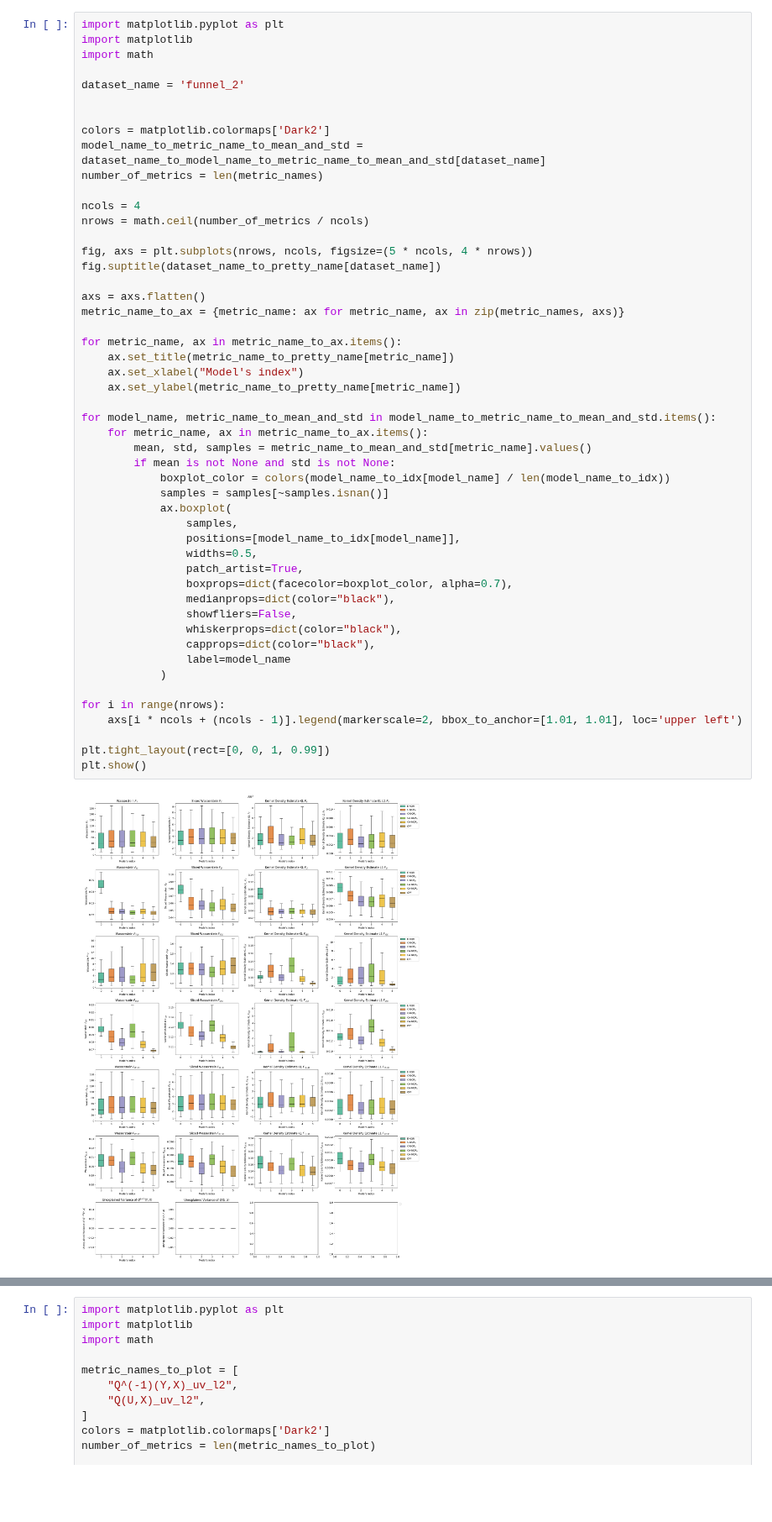
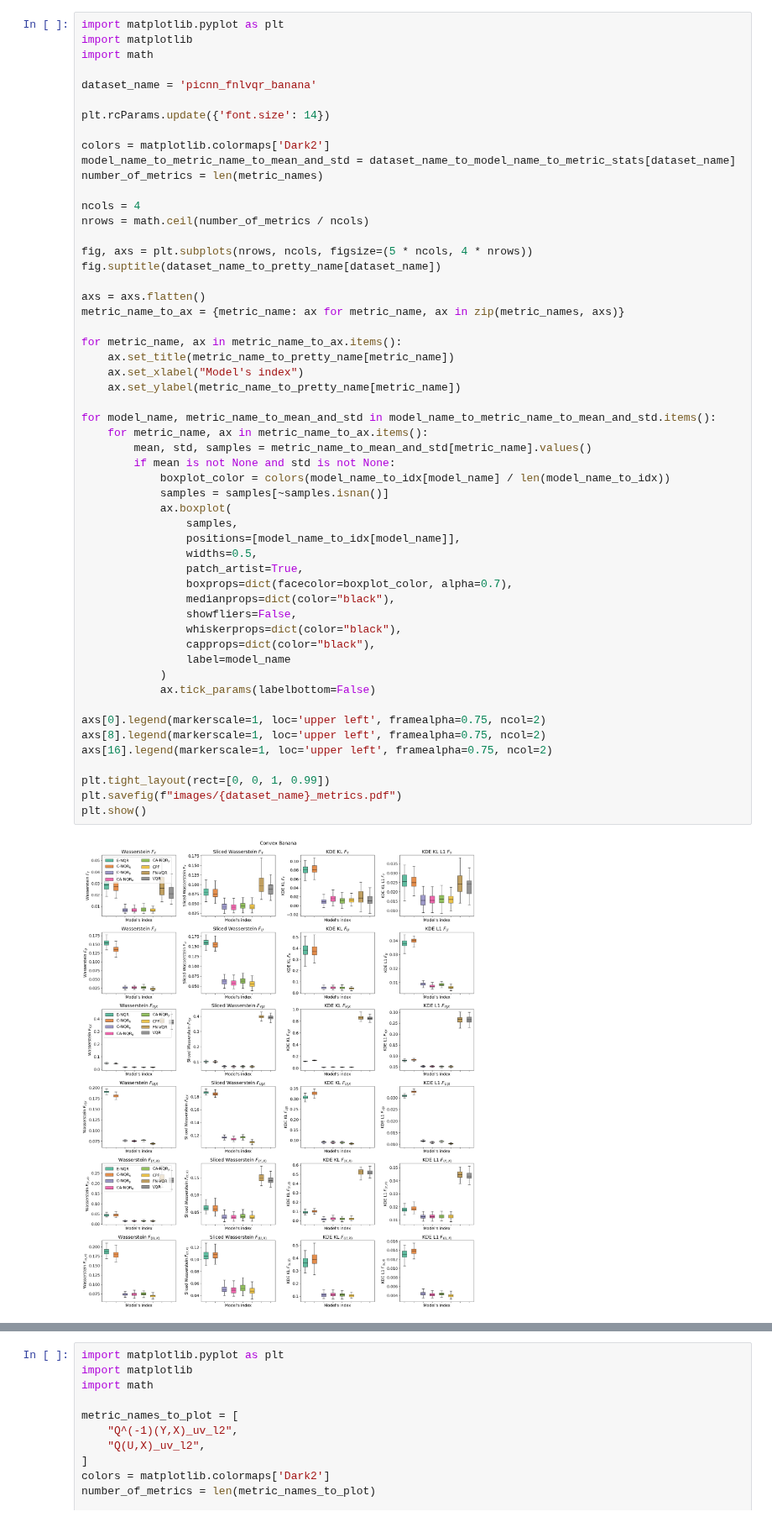
Before and after one commit to VldKnd/conditional_quantile_function, a Jupyter notebook: notebooks/other/metrics_analysis.ipynb, the cells around one changed output, grey strips where cells are left out. Shown at 84% size. Cells and saved outputs as stored; diff of their text form; blank space fills up the shorter version.

```diff
--- a/notebooks/other/metrics_analysis.ipynb
+++ b/notebooks/other/metrics_analysis.ipynb
@@ -244,11 +226,12 @@ import matplotlib.pyplot as plt
 import matplotlib
 import math
 
-dataset_name = 'funnel_2'
+dataset_name = 'picnn_fnlvqr_banana'
 
+plt.rcParams.update({'font.size': 14})
 
 colors = matplotlib.colormaps['Dark2']
-model_name_to_metric_name_to_mean_and_std = dataset_name_to_model_name_to_metric_name_to_mean_and_std[dataset_name]
+model_name_to_metric_name_to_mean_and_std = dataset_name_to_model_name_to_metric_stats[dataset_name]
 number_of_metrics = len(metric_names)
 
 ncols = 4
@@ -261,36 +244,39 @@ axs = axs.flatten()
 metric_name_to_ax = {metric_name: ax for metric_name, ax in zip(metric_names, axs)}
 
 for metric_name, ax in metric_name_to_ax.items():
     ax.set_title(metric_name_to_pretty_name[metric_name])
     ax.set_xlabel("Model's index")
     ax.set_ylabel(metric_name_to_pretty_name[metric_name])
 
 for model_name, metric_name_to_mean_and_std in model_name_to_metric_name_to_mean_and_std.items():
     for metric_name, ax in metric_name_to_ax.items():
         mean, std, samples = metric_name_to_mean_and_std[metric_name].values()
         if mean is not None and std is not None:
             boxplot_color = colors(model_name_to_idx[model_name] / len(model_name_to_idx))
             samples = samples[~samples.isnan()]
             ax.boxplot(
                 samples,
                 positions=[model_name_to_idx[model_name]],
                 widths=0.5,
                 patch_artist=True,
                 boxprops=dict(facecolor=boxplot_color, alpha=0.7),
                 medianprops=dict(color="black"),
                 showfliers=False,
                 whiskerprops=dict(color="black"),
                 capprops=dict(color="black"),
                 label=model_name
             )
+            ax.tick_params(labelbottom=False)
 
-for i in range(nrows):
-    axs[i * ncols + (ncols - 1)].legend(markerscale=2, bbox_to_anchor=[1.01, 1.01], loc='upper left')
+axs[0].legend(markerscale=1, loc='upper left', framealpha=0.75, ncol=2)
+axs[8].legend(markerscale=1, loc='upper left', framealpha=0.75, ncol=2)
+axs[16].legend(markerscale=1, loc='upper left', framealpha=0.75, ncol=2)
 
 plt.tight_layout(rect=[0, 0, 1, 0.99])
+plt.savefig(f"images/{dataset_name}_metrics.pdf")
 plt.show()
 # %% [output]
-[figure, old version]
+[figure, new version]
 # %%
 import matplotlib.pyplot as plt
 import matplotlib
```
Also changed, not shown: parts of 5 cells of this notebook, 2 other files.
